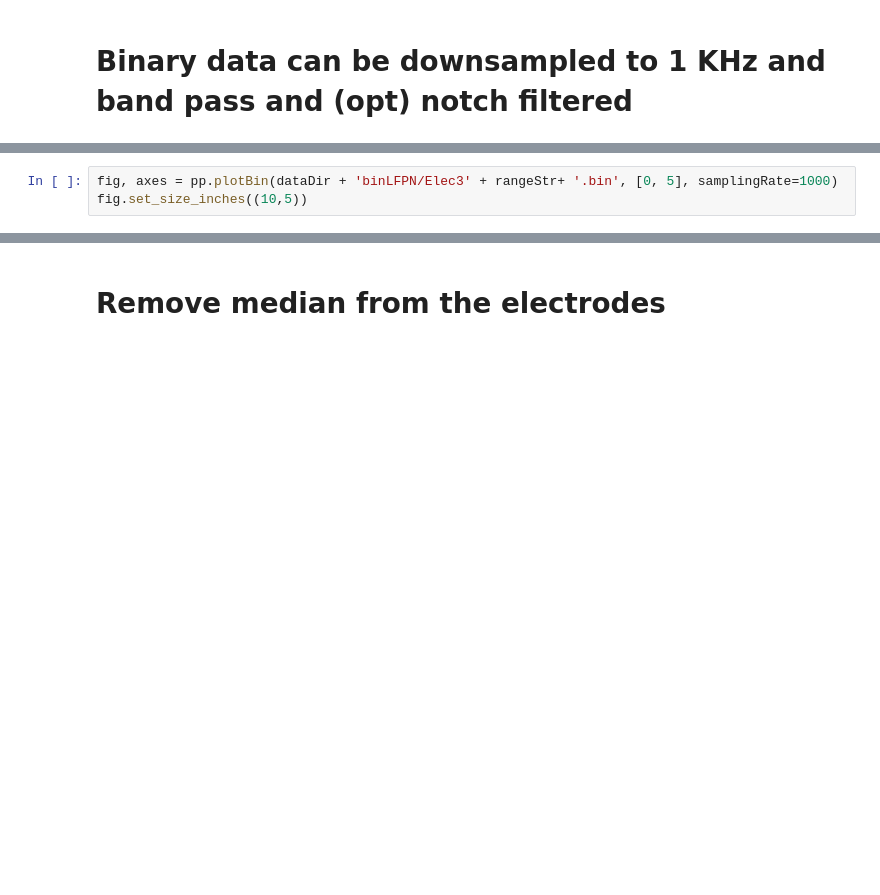
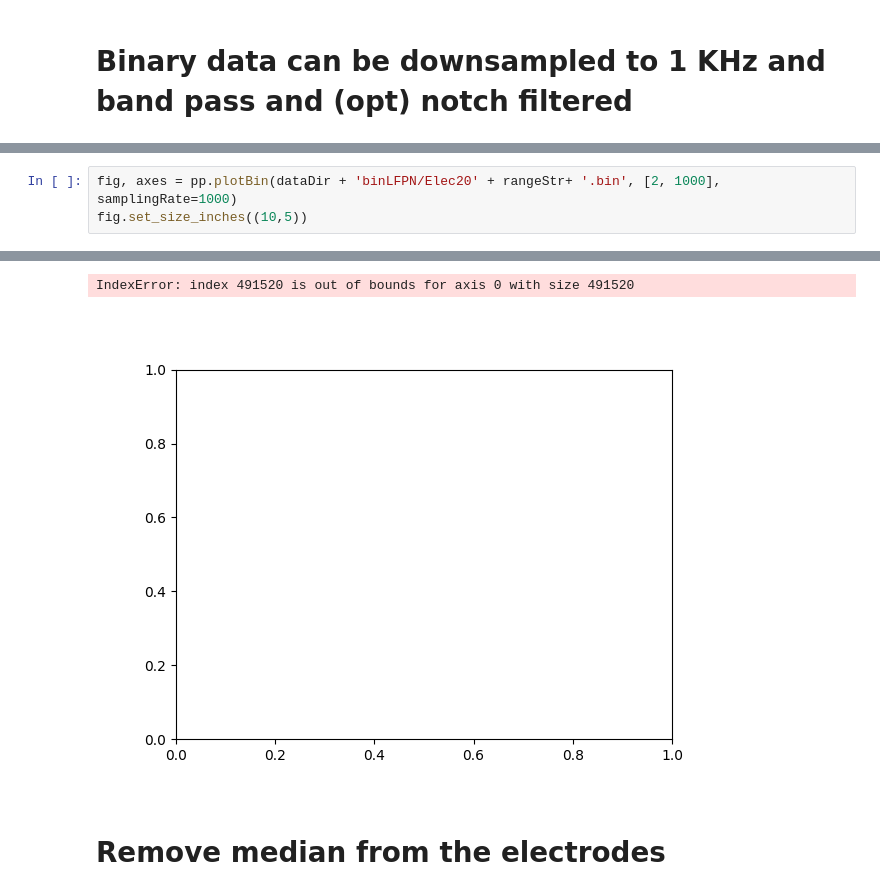
Before and after one commit to orelTahary/Preprocess, a Jupyter notebook: preprocess.ipynb, the cells around one changed output, grey strips where cells are left out. Drawn from its saved outputs; the diff is of its cells as text; blank space fills up the shorter version.

```diff
--- a/preprocess.ipynb
+++ b/preprocess.ipynb
@@ -85,3 +114,4 @@ print(f"Downsampled {len(elecList)} electrodes in {timeEnd-timeBegin:.2f} second
 # %%
-fig, axes = pp.plotBin(dataDir + 'binLFPN/Elec3' + rangeStr+ '.bin', [0, 5], samplingRate=1000)
+fig, axes = pp.plotBin(dataDir + 'binLFPN/Elec20' + rangeStr+ '.bin', [2, 1000], samplingRate=1000)
 fig.set_size_inches((10,5))
+# %% [output]
@@ -88,3 +119,5 @@ fig.set_size_inches((10,5))
+IndexError: index 491520 is out of bounds for axis 0 with size 491520
+[figure, added]
 # %% [markdown]
 # Remove median from the electrodes
 # %%
```
Also changed, not shown: parts of 9 cells of this notebook.
